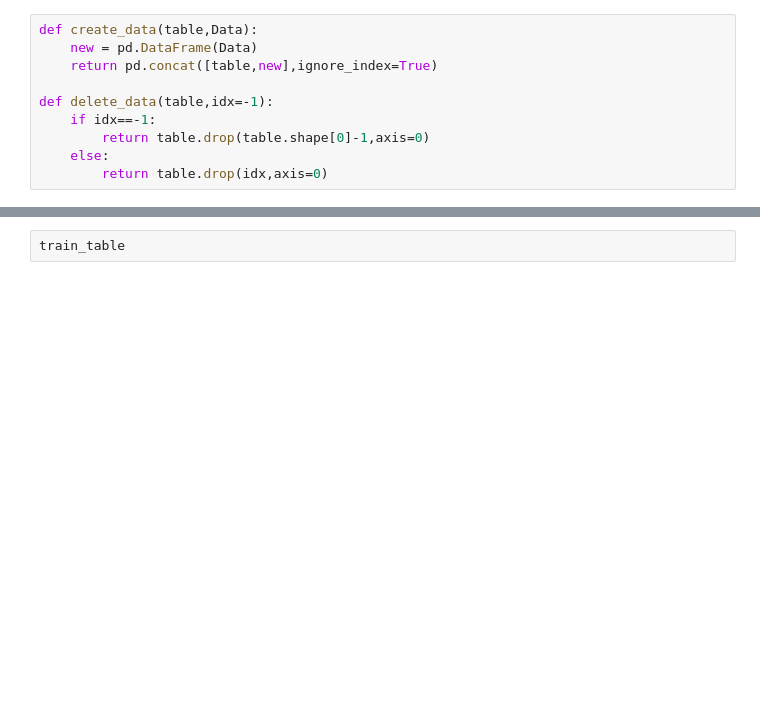
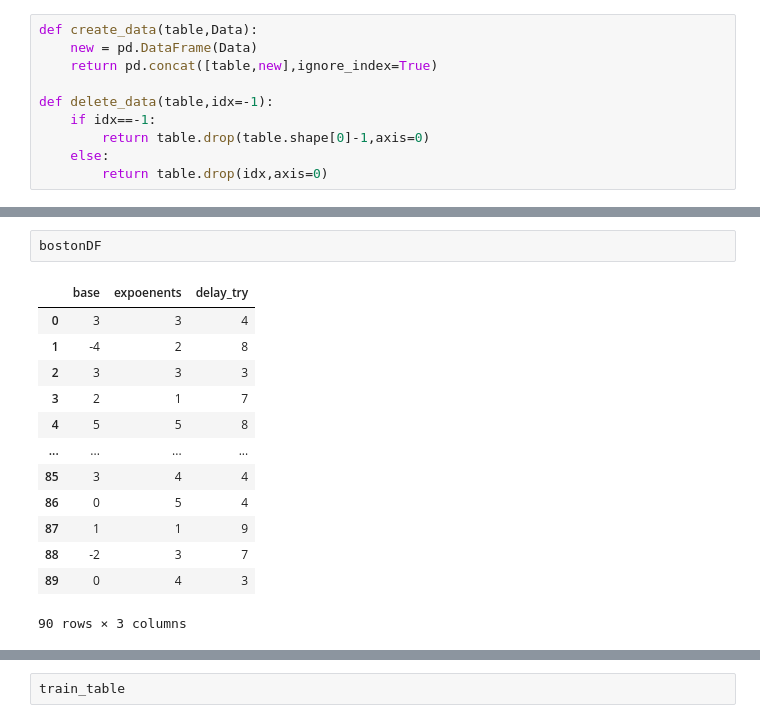
Before and after one commit to WongyuKoh/MATH-GAME, a Jupyter notebook: AIMODEL/Data-Preprocessing.ipynb, the cells around one changed output, grey strips where cells are left out. Cells and saved outputs as stored; diff of their text form; blank space fills up the shorter version.

```diff
--- a/AIMODEL/Data-Preprocessing.ipynb
+++ b/AIMODEL/Data-Preprocessing.ipynb
@@ -29,0 +158,16 @@ def delete_data(table,idx=-1):
+# %%
+bostonDF
+# %% [output]
+|  | base | expoenents | delay_try |
+| 0 | 3 | 3 | 4 |
+| 1 | -4 | 2 | 8 |
+| 2 | 3 | 3 | 3 |
+| 3 | 2 | 1 | 7 |
+| 4 | 5 | 5 | 8 |
+| ... | ... | ... | ... |
+| 85 | 3 | 4 | 4 |
+| 86 | 0 | 5 | 4 |
+| 87 | 1 | 1 | 9 |
+| 88 | -2 | 3 | 7 |
+| 89 | 0 | 4 | 3 |
+90 rows × 3 columns
```
Also changed, not shown: parts of 23 cells of this notebook, 46 other files.
